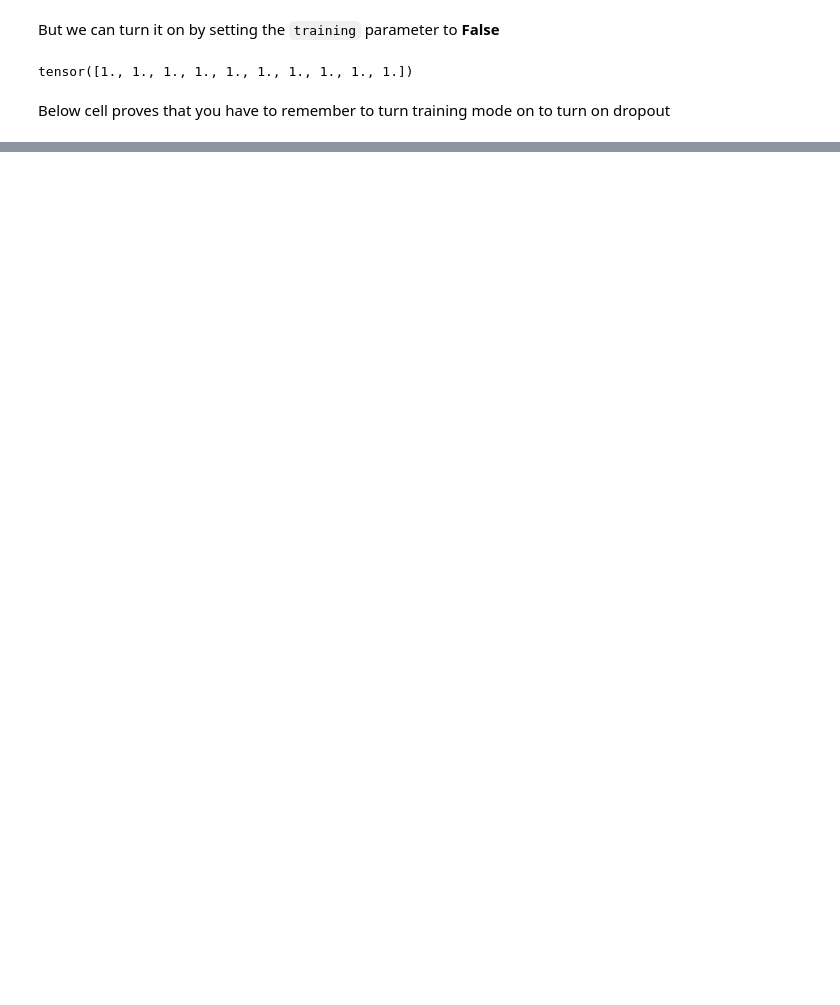
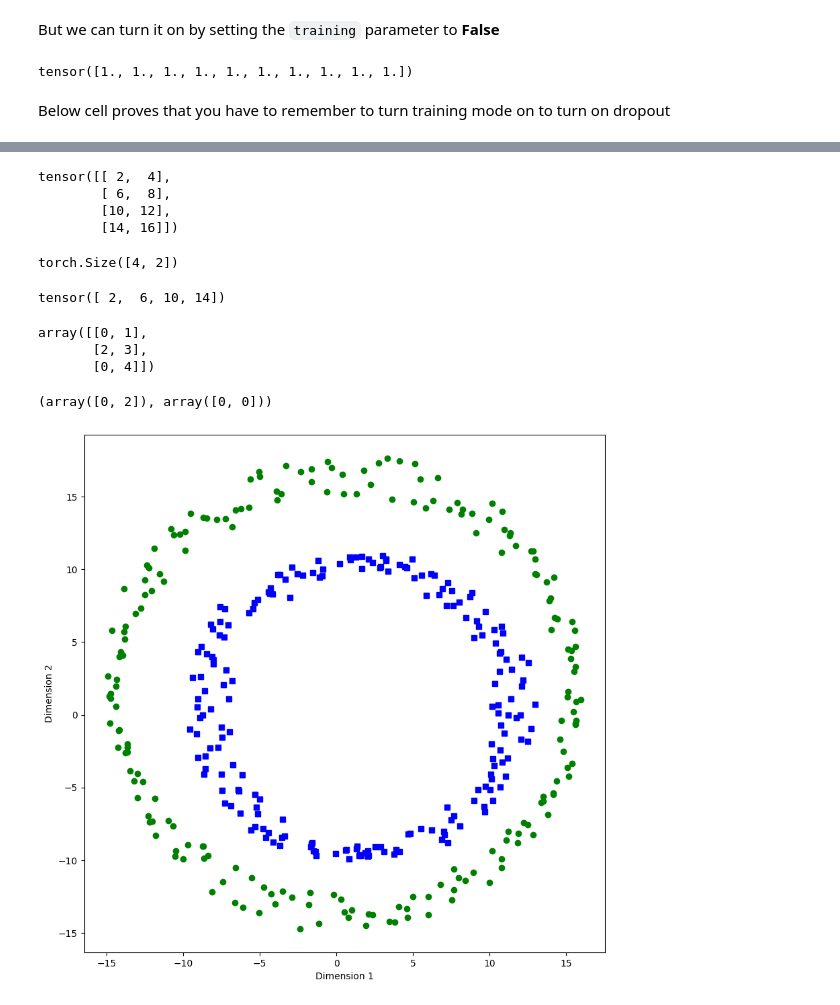
Before and after one commit to Chau-Ngoc/deep-understanding-deep-learning, a Jupyter notebook: code-challenges/regularization.ipynb, the cells around one changed output, grey strips where cells are left out. Saved outputs shown, nothing was run; the diff lists cells and outputs as text; code cells hidden in the pictures; blank space fills up the shorter version.

Commit message:
Visualize data points created when demonstrate regularization

```diff
--- a/code-challenges/regularization.ipynb
+++ b/code-challenges/regularization.ipynb
@@ -64,0 +205,46 @@ tensor([1., 1., 1., 1., 1., 1., 1., 1., 1., 1.])
+# %%
+example_tensor = torch.tensor([[2, 4], [6, 8], [10, 12], [14, 16]])
+example_tensor
+# %% [output]
+tensor([[ 2,  4],
+        [ 6,  8],
+        [10, 12],
+        [14, 16]])
+# %%
+example_tensor.shape
+# %% [output]
+torch.Size([4, 2])
+# %%
+example_tensor[(0, 1, 2, 3), 0]
+# %% [output]
+tensor([ 2,  6, 10, 14])
+# %%
+example_array = np.array([[0, 1], [2, 3], [0, 4]])
+example_array
+# %% [output]
+array([[0, 1],
+       [2, 3],
+       [0, 4]])
+# %%
+np.where(example_array == 0)
+# %% [output]
+(array([0, 2]), array([0, 0]))
+# %%
+fig, ax = plt.subplots(figsize=(10, 10))
+ax.plot(
+    data_tensor[np.where(labels == 0)[0], 0],
+    data_tensor[np.where(labels == 0)[0], 1],
+    "bs",
+)
+ax.plot(
+    data_tensor[np.where(labels == 1)[0], 0],
+    data_tensor[np.where(labels == 1)[0], 1],
+    "go",
+)
+
+ax.set_xlabel("Dimension 1")
+ax.set_ylabel("Dimension 2")
+
+plt.show()
+# %% [output]
+[figure, added]
```
Also changed, not shown: parts of 12 cells of this notebook.
